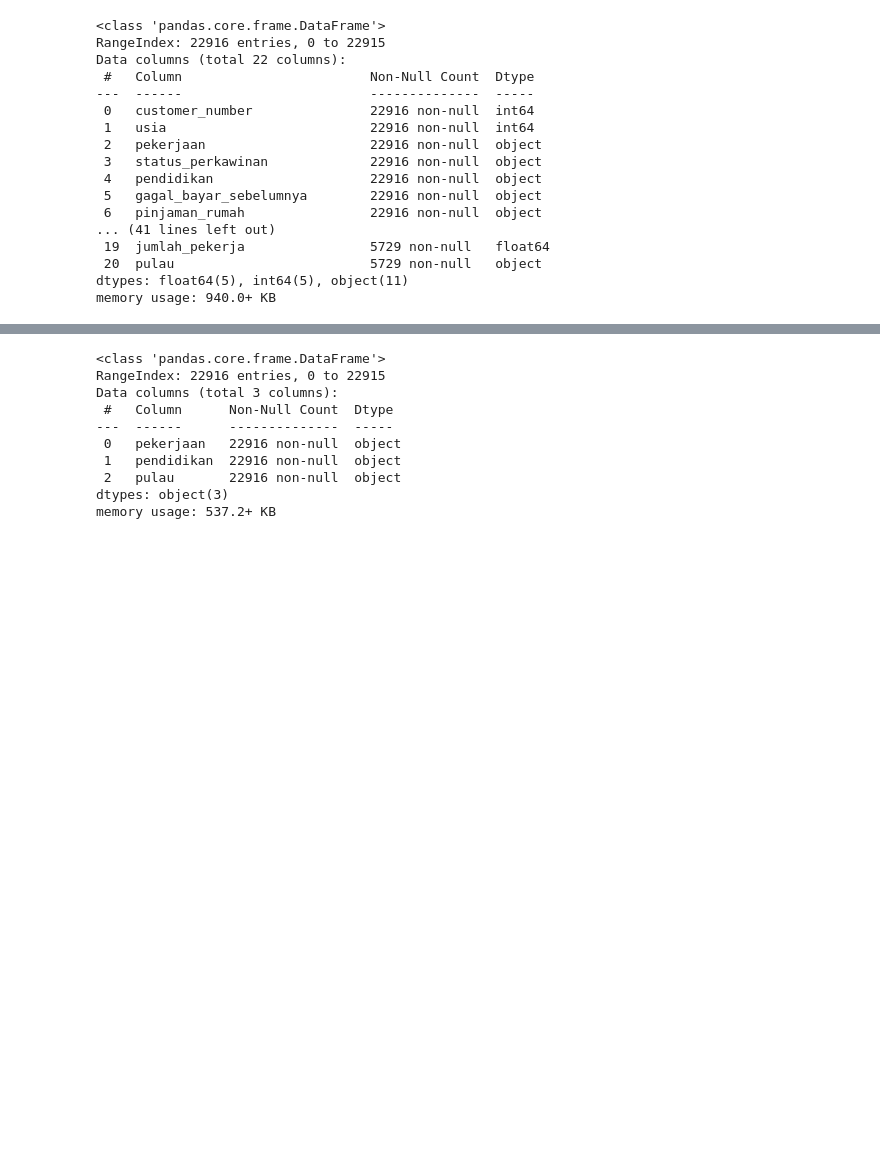
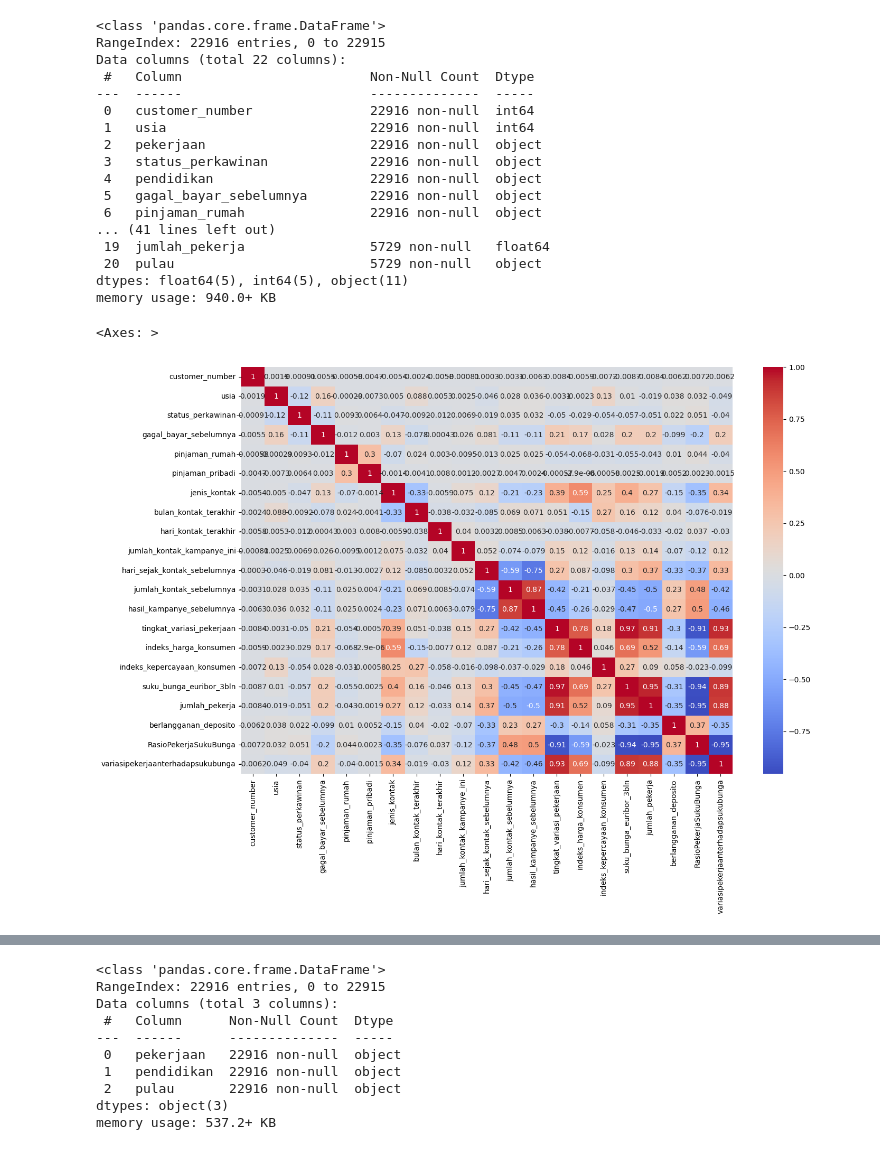
Before and after one commit to Dimassaputra5/DataQuest, a Jupyter notebook: DataQuest.ipynb, the cells around one changed output, grey strips where cells are left out. Drawn from its saved outputs; the diff is of its cells as text; code cells hidden in the pictures; blank space fills up the shorter version.

```diff
--- a/DataQuest.ipynb
+++ b/DataQuest.ipynb
@@ -141,3 +144,15 @@ cc_validation['hasil_kampanye_sebelumnya'] = cc_validation['hasil_kampanye_sebel
 })
 # %%
 cc['berlangganan_deposito'] = cc['berlangganan_deposito'].astype(float)
+# %%
+cc['variasipekerjaanterhadapsukubunga'] = cc['tingkat_variasi_pekerjaan']/cc['suku_bunga_euribor_3bln']
+#########################################################
+cc_validation['variasipekerjaanterhadapsukubunga'] = cc_validation['tingkat_variasi_pekerjaan']/cc_validation['suku_bunga_euribor_3bln']
+# %%
+cc_num = cc.select_dtypes(include=np.number)
+corelation_matrix = cc_num.corr()
+plt.figure(figsize=(15, 10))
+sns.heatmap(corelation_matrix, annot=True ,cmap='coolwarm')
+# %% [output]
+<Axes: >
+[figure, added]
```
Also changed, not shown: parts of 10 cells of this notebook.
